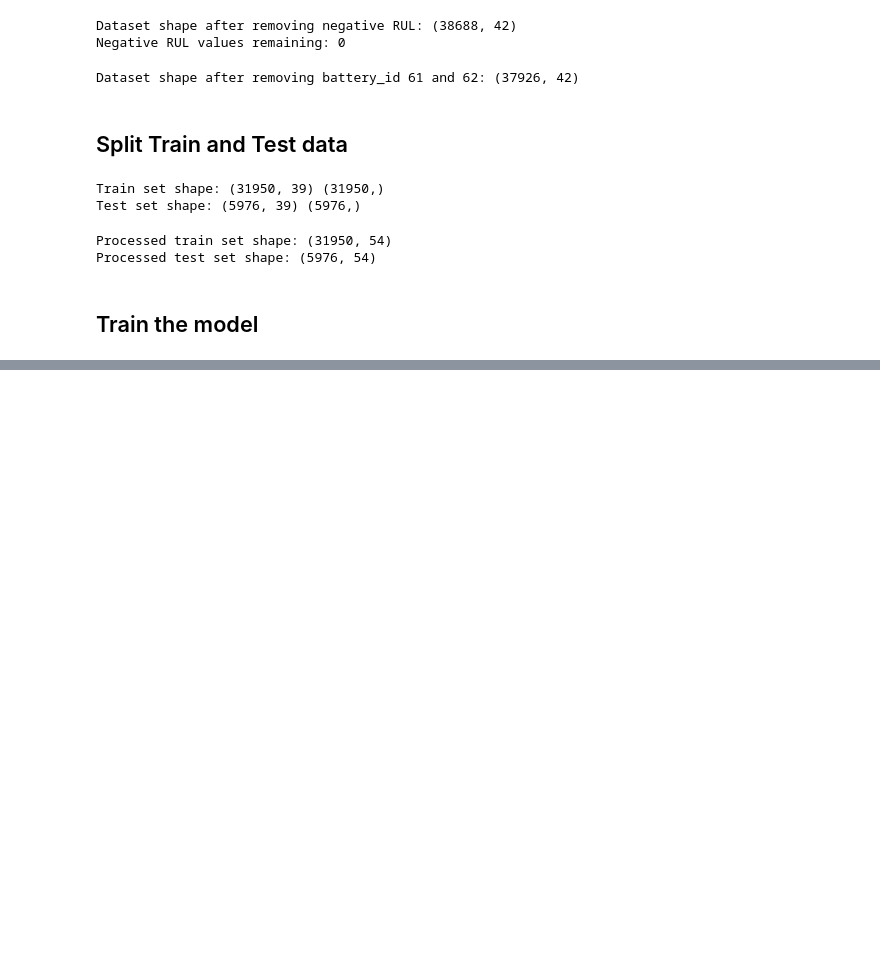
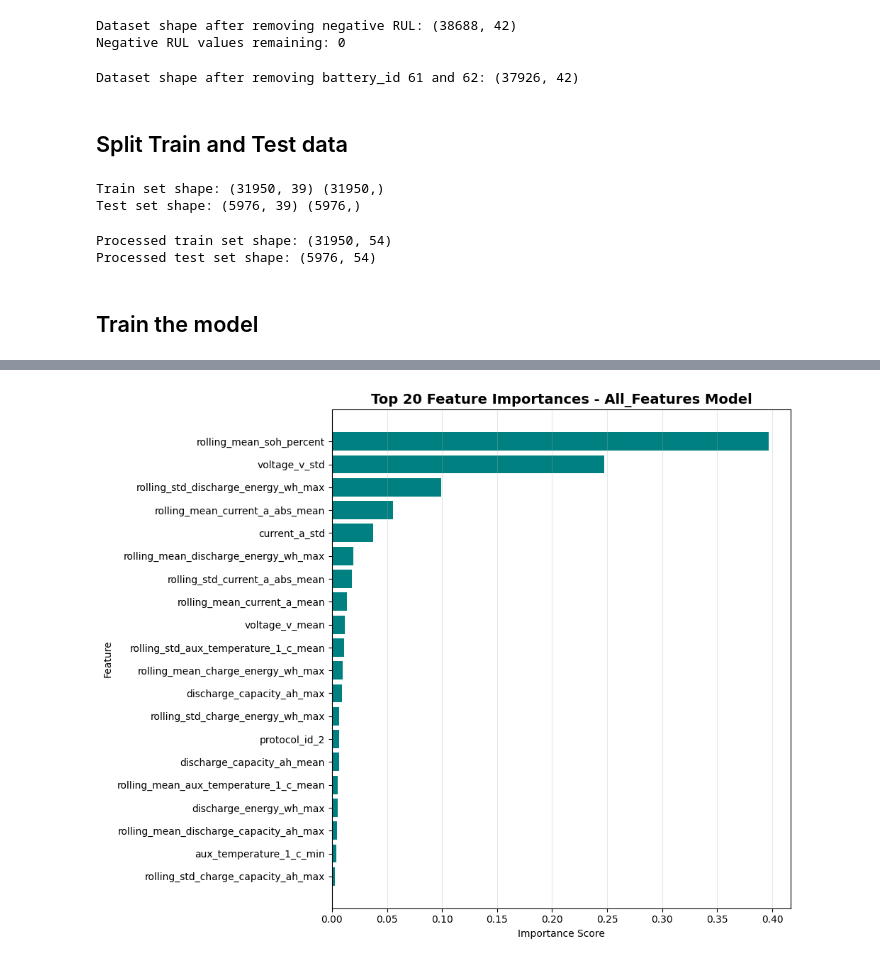
Before and after one commit to dniamsaard4codework/RUL_Project, a Jupyter notebook: notebook/modelling.ipynb, the cells around one changed output, grey strips where cells are left out. Drawn from its saved outputs; the diff is of its cells as text; code cells hidden in the pictures; blank space fills up the shorter version.

```diff
--- a/notebook/modelling.ipynb
+++ b/notebook/modelling.ipynb
@@ -185,6 +171,0 @@ RMSE for Random Forest: 107.28777511295537
-# %%
-# Print feature importances
-importances = rf_model.feature_importances_
-feature_names = numeric_features.tolist() + list(preprocessor.named_transformers_['cat']['onehot'].get_feature_names_out(categorical_features))
-feature_importances = pd.Series(importances, index=feature_names).sort_values(ascending=False)
-print("Feature Importances:\n", feature_importances)
@@ -208,0 +395,85 @@ dtype: float64
+# %%
+# Feature Importance Analysis for Best Model
+if best_group in trained_models:
+    best_model = trained_models[best_group]
+
+    # Get feature names after preprocessing
+    feature_group_features = feature_groups[best_group]
+    valid_features = [f for f in feature_group_features if f in available_columns]
+
+    # Recreate the subset for this feature group
+    X_train_subset = X_train[valid_features]
+
+    # Identify numeric and categorical features in this subset
+    numeric_features_subset = X_train_subset.select_dtypes(include=['int64', 'float64']).columns
+    categorical_features_subset = X_train_subset.select_dtypes(include=['object', 'category']).columns
+
+    # Create preprocessor to get feature names
+    numeric_transformer = Pipeline(steps=[
+        ('imputer', SimpleImputer(strategy='mean')),
+        ('scaler', StandardScaler())
+    ])
+
+    categorical_transformer = Pipeline(steps=[
+        ('imputer', SimpleImputer(strategy='most_frequent')),
+        ('onehot', OneHotEncoder(handle_unknown='ignore'))
+    ])
+
+    transformers = []
+    if len(numeric_features_subset) > 0:
+        transformers.append(('num', numeric_transformer, numeric_features_subset))
+    if len(categorical_features_subset) > 0:
+        transformers.append(('cat', categorical_transformer, categorical_features_subset))
+
+    preprocessor_subset = ColumnTransformer(transformers=transformers)
+    preprocessor_subset.fit(X_train_subset)
+
+    # Get feature names after preprocessing
+    feature_names = []
+
+    # Add numeric feature names
+    if len(numeric_features_subset) > 0:
+        feature_names.extend(numeric_features_subset.tolist())
+
+    # Add categorical feature names (one-hot encoded)
+    if len(categorical_features_subset) > 0:
+        cat_encoder = preprocessor_subset.named_transformers_['cat'].named_steps['onehot']
+        for i, cat_feature in enumerate(categorical_features_subset):
+            cat_categories = cat_encoder.categories_[i]
+            feature_names.extend([f"{cat_feature}_{cat}" for cat in cat_categories])
+
+    # Get feature importance
+    importances = best_model.feature_importances_
+
+    print(f"\n=== Feature Importance for '{best_group}' Model ===")
+    print(f"Total features after preprocessing: {len(importances)}")
+    print(f"Feature names extracted: {len(feature_names)}")
+
+    # Create feature importance DataFrame
+    importance_df = pd.DataFrame({
+        'Feature': feature_names[:len(importances)],  # Ensure same length
+        'Importance': importances
+    })
+
+    # Sort by importance
+    importance_df = importance_df.sort_values('Importance', ascending=False).reset_index(drop=True)
+
+    # Plot top features
+    n_top = min(20, len(importance_df))
+    top_features = importance_df.head(n_top)
+
+    plt.figure(figsize=(10, 8))
+    plt.barh(range(n_top), top_features['Importance'].values, color='teal')
+    plt.yticks(range(n_top), top_features['Feature'].values)
+    plt.xlabel('Importance Score')
+    plt.ylabel('Feature')
+    plt.title(f'Top {n_top} Feature Importances - {best_group} Model', fontsize=14, fontweight='bold')
+    plt.gca().invert_yaxis()
+    plt.grid(axis='x', alpha=0.3)
+    plt.tight_layout()
+    plt.show()
+
+    print(f"\nTop 10 features by importance:")
+    for i, row in enumerate(importance_df.head(10).itertuples(), 1):
+        print(f"{i}. {row.Feature}: {row.Importance:.4f}")
+# %% [output]
@@ -208,0 +483 @@ dtype: float64
+[figure, added]
```
Also changed, not shown: parts of 7 cells of this notebook.
